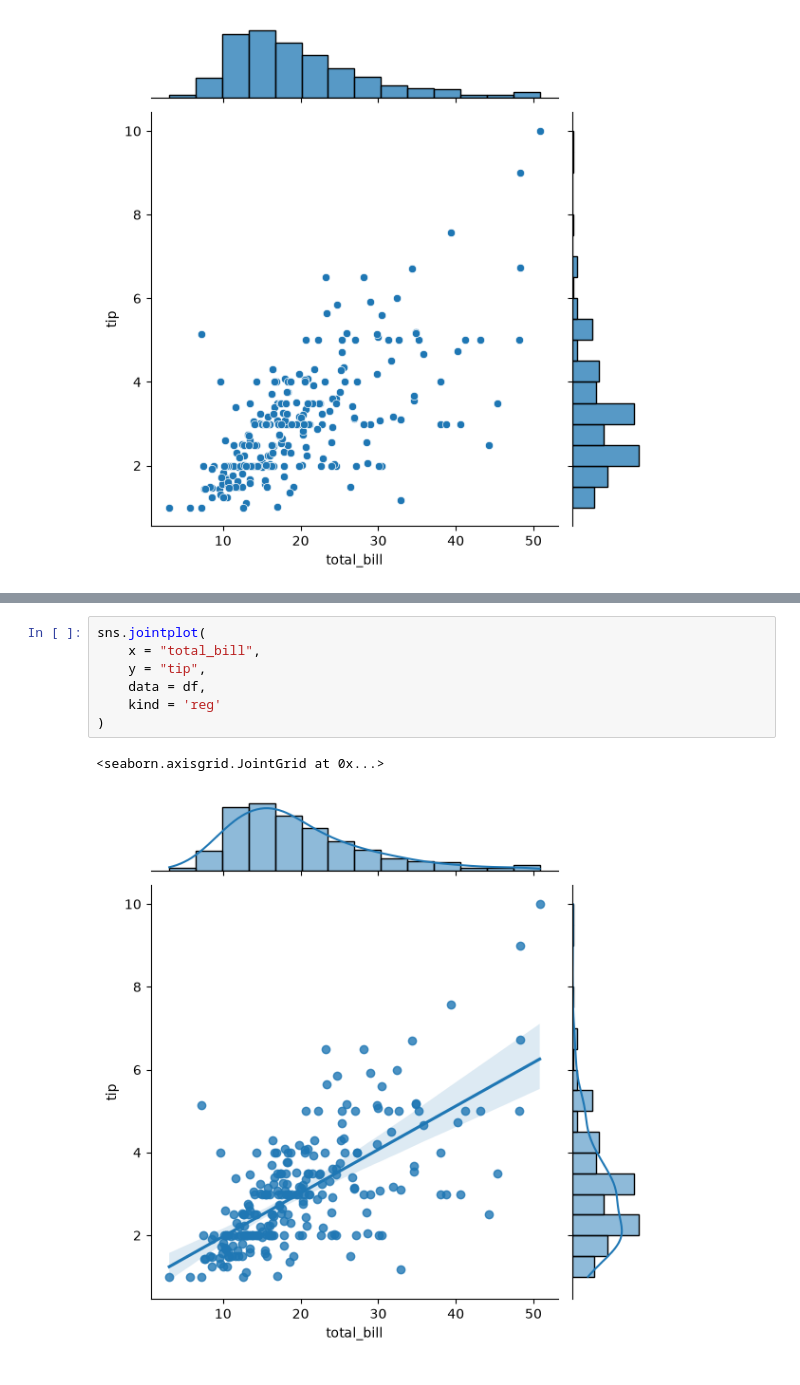
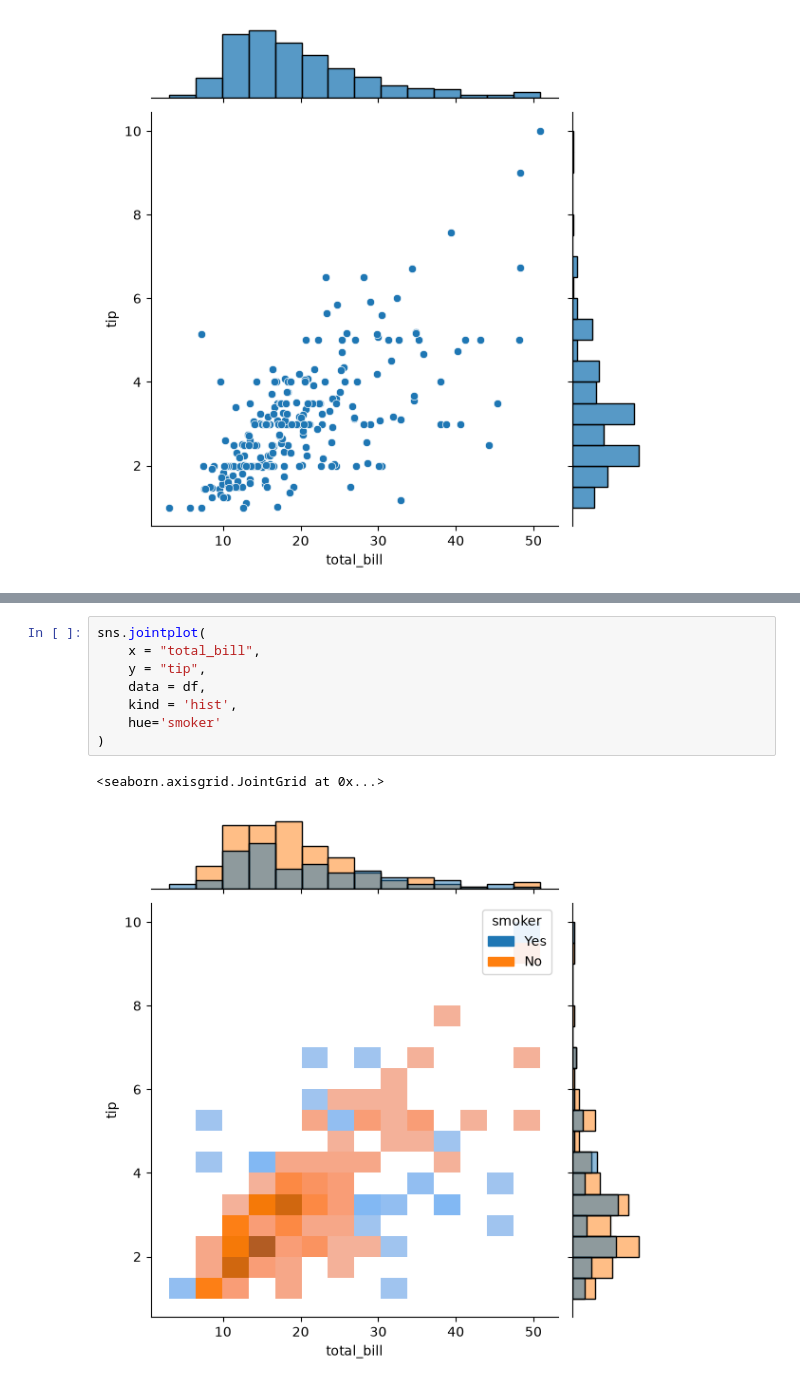
Before and after one commit to praful011-nep/ML-Playground, a Jupyter notebook: Data_Visualization/Seaborn/2.Distribution_plot.ipynb, the cells around one changed output, grey strips where cells are left out. Cells and saved outputs as stored; diff of their text form.

```diff
--- a/Data_Visualization/Seaborn/2.Distribution_plot.ipynb
+++ b/Data_Visualization/Seaborn/2.Distribution_plot.ipynb
@@ -81,10 +81,11 @@ sns.jointplot(
 # %%
 sns.jointplot(
     x = "total_bill",
     y = "tip",
     data = df,
-    kind = 'reg'
+    kind = 'hist',
+    hue='smoker'
 )
 # %% [output]
 <seaborn.axisgrid.JointGrid at 0x...>
-[figure, old version]
+[figure, new version]
```
Also changed, not shown: parts of 5 cells of this notebook.
